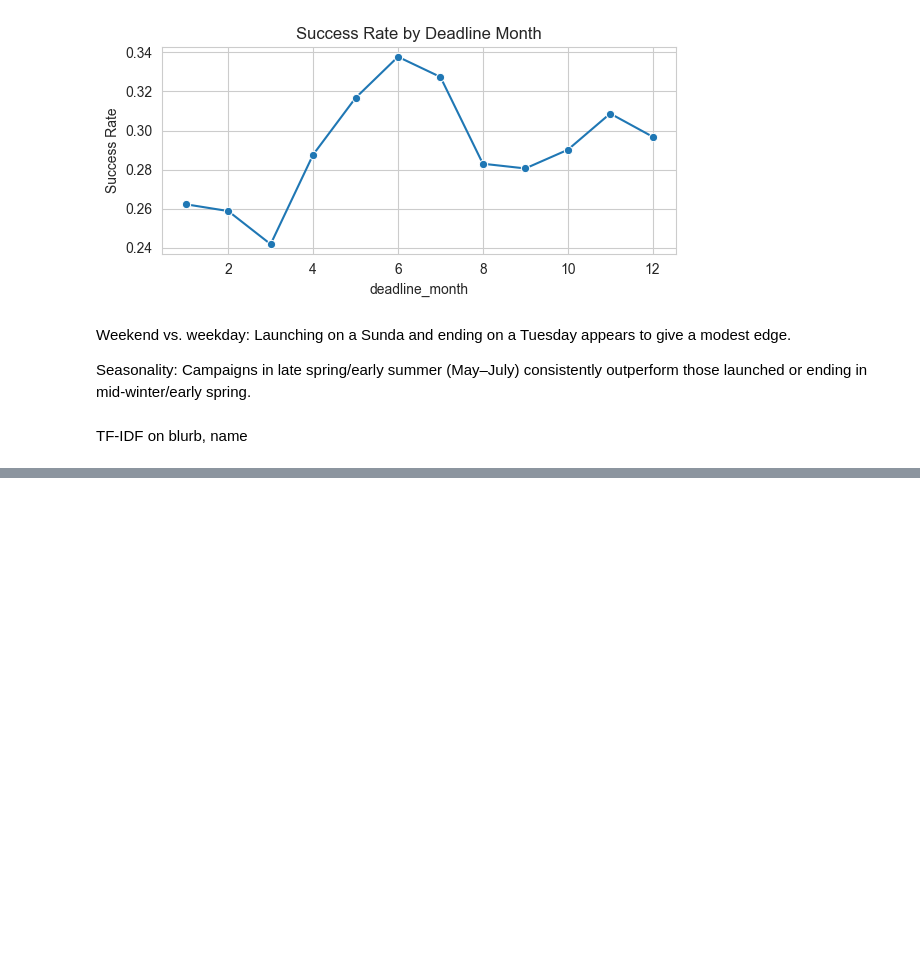
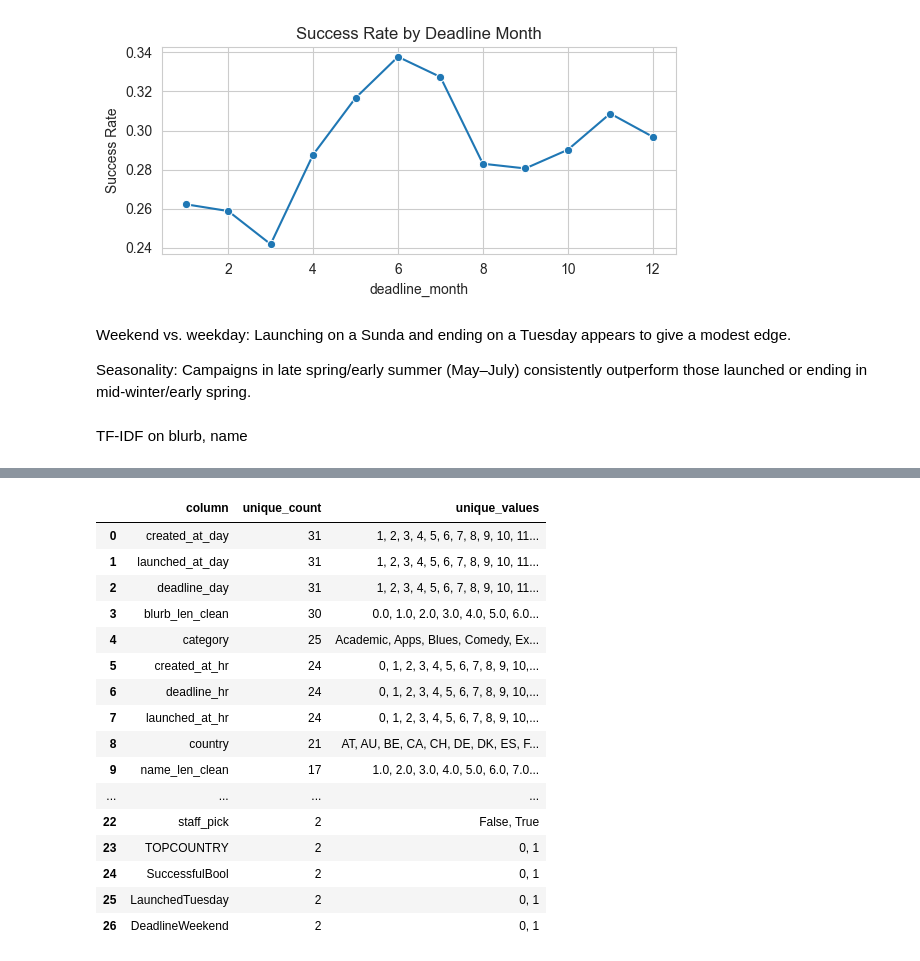
Before and after one commit to zarahtau/kickstarter-project-success-predictions, a Jupyter notebook: notebooks/eda.ipynb, the cells around one changed output, grey strips where cells are left out. Cells and saved outputs as stored; diff of their text form; code cells hidden in the pictures; blank space fills up the shorter version.

```diff
--- a/notebooks/eda.ipynb
+++ b/notebooks/eda.ipynb
@@ -832,7 +890,7 @@ Categories like Shorts, Blues, Festivals, and Plays have high success rates. Gad
 # %%
 cat_cols = ['country', 'currency']
 for col in cat_cols:
-    top = df[col].value_counts().nlargest(10)
+    top = df_reduced[col].value_counts().nlargest(10)
     plt.figure(figsize=(8,4))
     sns.barplot(x=top.values, y=top.index, palette='magma')
     plt.title(f"Top 10 {col}")
@@ -911,0 +1078,2 @@ df = pd.concat([df, name_svd_df], axis=1)
+# %%
+df = pd.read_csv("kickstarter_cleaned.csv")
@@ -911,0 +1121,49 @@ df = pd.concat([df, name_svd_df], axis=1)
+# %%
+import pandas as pd
+
+cols = [
+    'created_at_day','launched_at_day','deadline_day',
+    'blurb_len_clean','category','created_at_hr',
+    'deadline_hr','launched_at_hr','country',
+    'name_len_clean','currency','created_at_month',
+    'launched_at_month','deadline_month','category_grouped',
+    'launched_at_yr','state_changed_at_weekday',
+    'launched_at_weekday','deadline_weekday','created_at_weekday',
+    'spotlight','disable_communication','staff_pick',
+    'TOPCOUNTRY','SuccessfulBool','LaunchedTuesday','DeadlineWeekend'
+]
+
+records = []
+for col in cols:
+    vals = df[col].dropna().unique()
+    # sort if they’re sortable
+    try:
+        vals = sorted(vals)
+    except:
+        pass
+    records.append({
+        "column": col,
+        "unique_count": len(vals),
+        "unique_values": ", ".join(map(str, vals))
+    })
+pd.set_option('display.max_colwidth', None)
+unique_df = pd.DataFrame(records).sort_values('unique_count', ascending=False)
+unique_df
+# %% [output]
+|  | column | unique_count | unique_values |
+| 0 | created_at_day | 31 | 1, 2, 3, 4, 5, 6, 7, 8, 9, 10, 11... |
+| 1 | launched_at_day | 31 | 1, 2, 3, 4, 5, 6, 7, 8, 9, 10, 11... |
+| 2 | deadline_day | 31 | 1, 2, 3, 4, 5, 6, 7, 8, 9, 10, 11... |
+| 3 | blurb_len_clean | 30 | 0.0, 1.0, 2.0, 3.0, 4.0, 5.0, 6.0... |
+| 4 | category | 25 | Academic, Apps, Blues, Comedy, Ex... |
+| 5 | created_at_hr | 24 | 0, 1, 2, 3, 4, 5, 6, 7, 8, 9, 10,... |
+| 6 | deadline_hr | 24 | 0, 1, 2, 3, 4, 5, 6, 7, 8, 9, 10,... |
+| 7 | launched_at_hr | 24 | 0, 1, 2, 3, 4, 5, 6, 7, 8, 9, 10,... |
+| 8 | country | 21 | AT, AU, BE, CA, CH, DE, DK, ES, F... |
+| 9 | name_len_clean | 17 | 1.0, 2.0, 3.0, 4.0, 5.0, 6.0, 7.0... |
+| ... | ... | ... | ... |
+| 22 | staff_pick | 2 | False, True |
+| 23 | TOPCOUNTRY | 2 | 0, 1 |
+| 24 | SuccessfulBool | 2 | 0, 1 |
+| 25 | LaunchedTuesday | 2 | 0, 1 |
+| 26 | DeadlineWeekend | 2 | 0, 1 |
```
Also changed, not shown: parts of 19 cells of this notebook, 1 other file.
